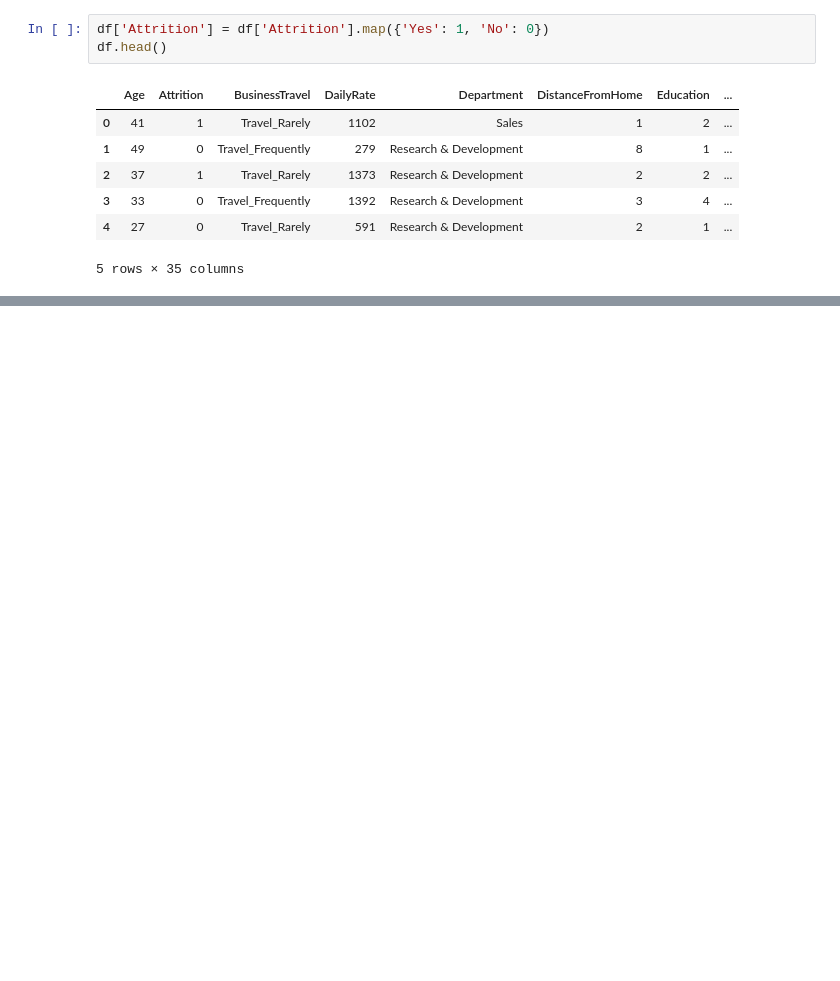
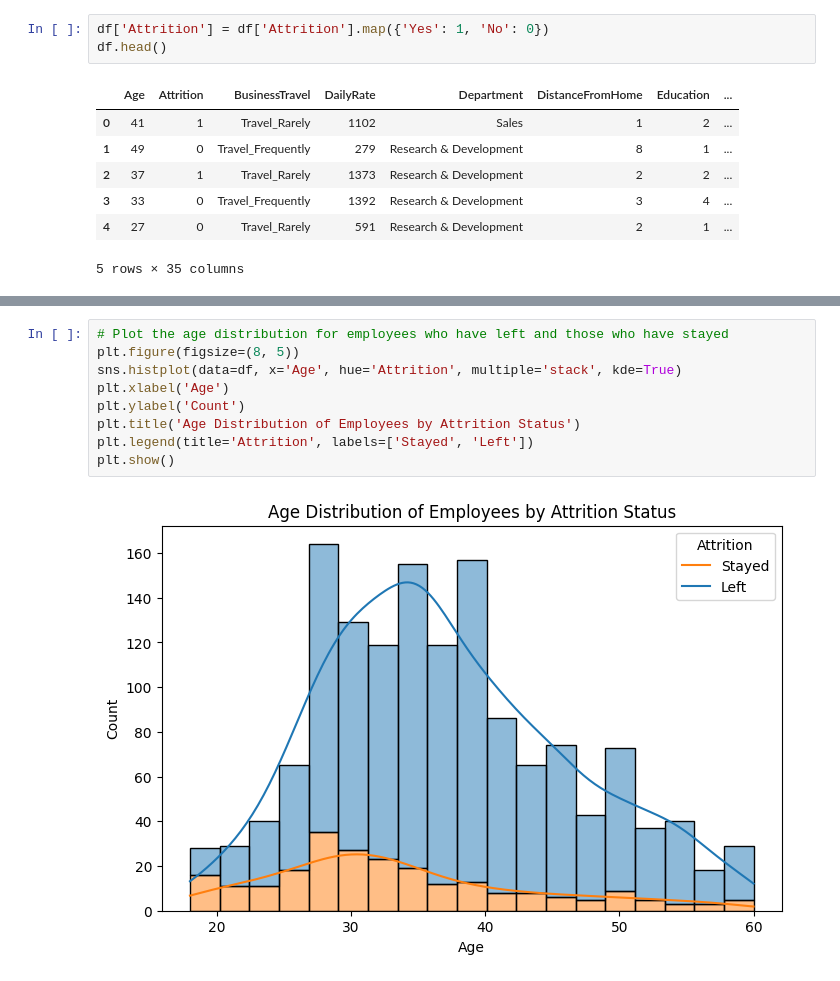
Before and after one commit to KiruluVidhumina/EmployeeAttritionAI, a Jupyter notebook: notebooks/employee_attrition_prediction.ipynb, the cells around one changed output, grey strips where cells are left out. Saved outputs shown, nothing was run; the diff lists cells and outputs as text; blank space fills up the shorter version.

Commit message:
Data analysis, preperation and Logistic regression model

```diff
--- a/notebooks/employee_attrition_prediction.ipynb
+++ b/notebooks/employee_attrition_prediction.ipynb
@@ -87,0 +101,11 @@ plot_attrition_histograms(df)
+# %%
+# Plot the age distribution for employees who have left and those who have stayed
+plt.figure(figsize=(8, 5))
+sns.histplot(data=df, x='Age', hue='Attrition', multiple='stack', kde=True)
+plt.xlabel('Age')
+plt.ylabel('Count')
+plt.title('Age Distribution of Employees by Attrition Status')
+plt.legend(title='Attrition', labels=['Stayed', 'Left'])
+plt.show()
+# %% [output]
+[figure, added]
```
Also changed, not shown: parts of 18 cells of this notebook.
